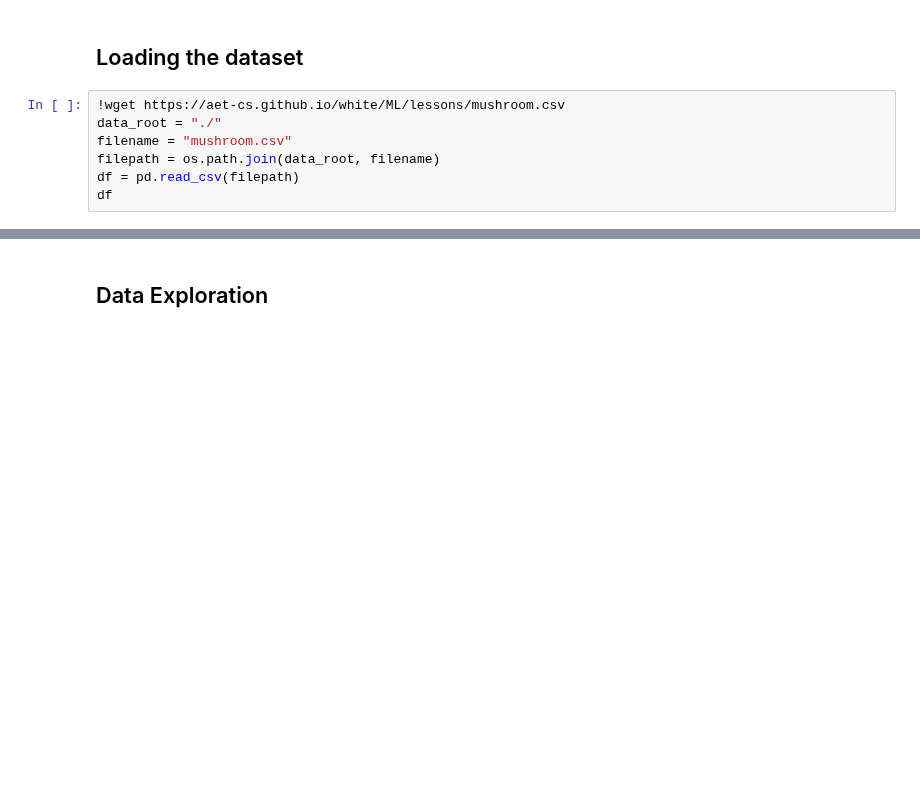
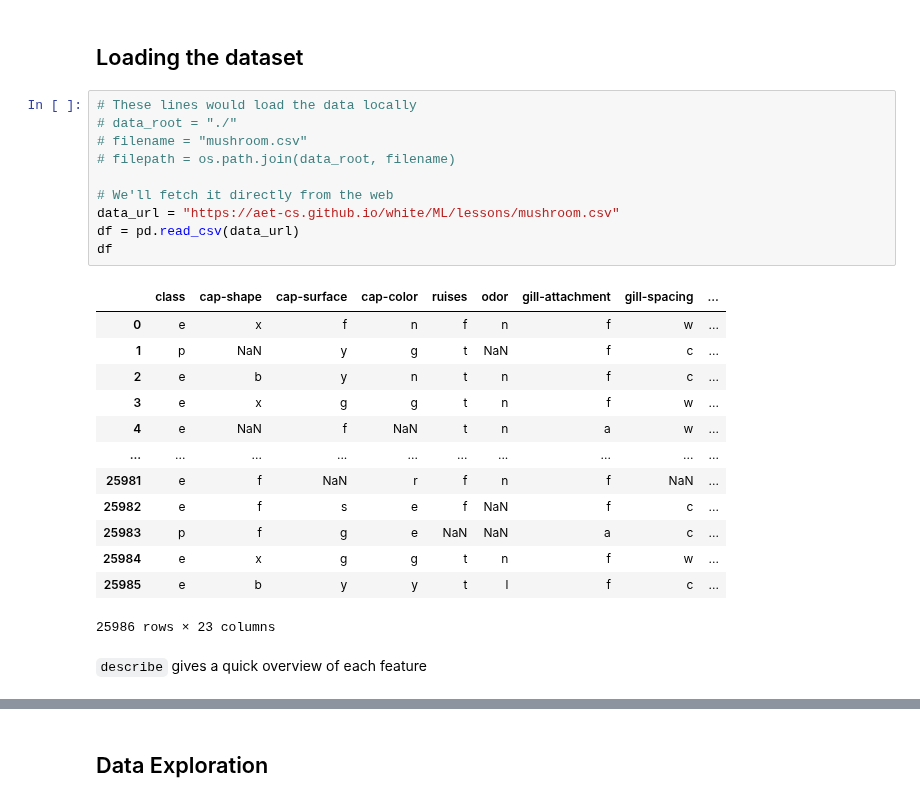
Before and after one commit to AET-CS/aet-cs.github.io, a Jupyter notebook: white/ML/lessons/mushroom_student.ipynb, the cells around one changed output, grey strips where cells are left out. Cells and saved outputs as stored; diff of their text form; blank space fills up the shorter version.

```diff
--- a/white/ML/lessons/mushroom_student.ipynb
+++ b/white/ML/lessons/mushroom_student.ipynb
@@ -9,11 +9,30 @@ import os
 # %% [markdown]
 ## Loading the dataset
 # %%
-!wget https://aet-cs.github.io/white/ML/lessons/mushroom.csv
-data_root = "./"
-filename = "mushroom.csv"
-filepath = os.path.join(data_root, filename)
-df = pd.read_csv(filepath)
+# These lines would load the data locally
+# data_root = "./"
+# filename = "mushroom.csv"
+# filepath = os.path.join(data_root, filename)
+
+# We'll fetch it directly from the web
+data_url = "https://aet-cs.github.io/white/ML/lessons/mushroom.csv"
+df = pd.read_csv(data_url)
 df
+# %% [output]
+|  | class | cap-shape | cap-surface | cap-color | ruises | odor | gill-attachment | gill-spacing | ... |
+| 0 | e | x | f | n | f | n | f | w | ... |
+| 1 | p | NaN | y | g | t | NaN | f | c | ... |
+| 2 | e | b | y | n | t | n | f | c | ... |
+| 3 | e | x | g | g | t | n | f | w | ... |
+| 4 | e | NaN | f | NaN | t | n | a | w | ... |
+| ... | ... | ... | ... | ... | ... | ... | ... | ... | ... |
+| 25981 | e | f | NaN | r | f | n | f | NaN | ... |
+| 25982 | e | f | s | e | f | NaN | f | c | ... |
+| 25983 | p | f | g | e | NaN | NaN | a | c | ... |
+| 25984 | e | x | g | g | t | n | f | w | ... |
+| 25985 | e | b | y | y | t | l | f | c | ... |
+25986 rows × 23 columns
+# %% [markdown]
+`describe` gives a quick overview of each feature
 # %%
 df.describe()
```
Also changed, not shown: parts of 44 cells of this notebook.
